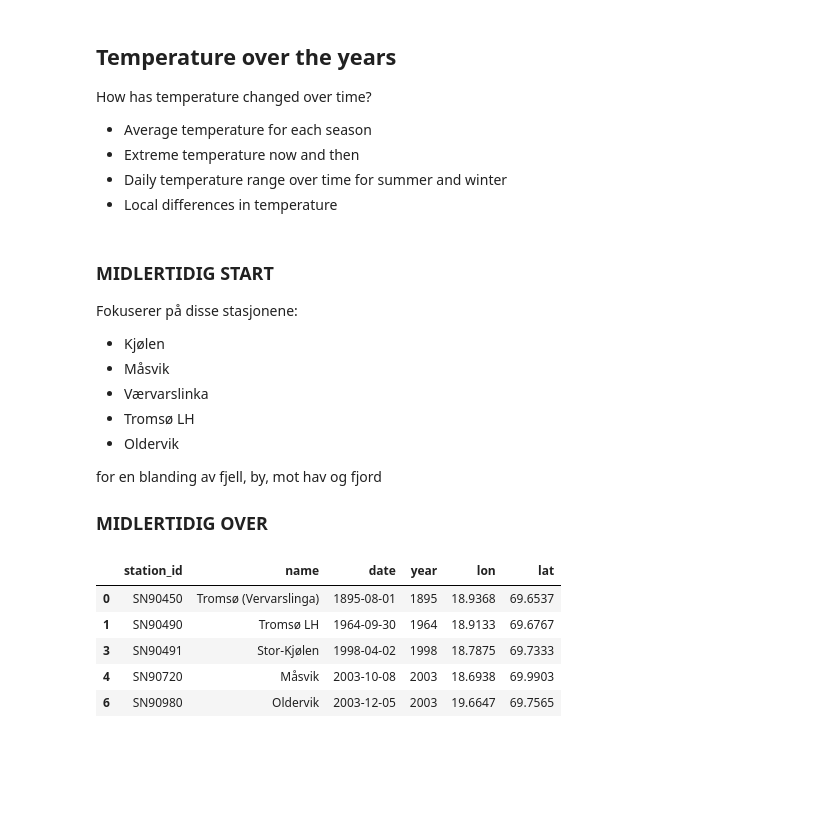
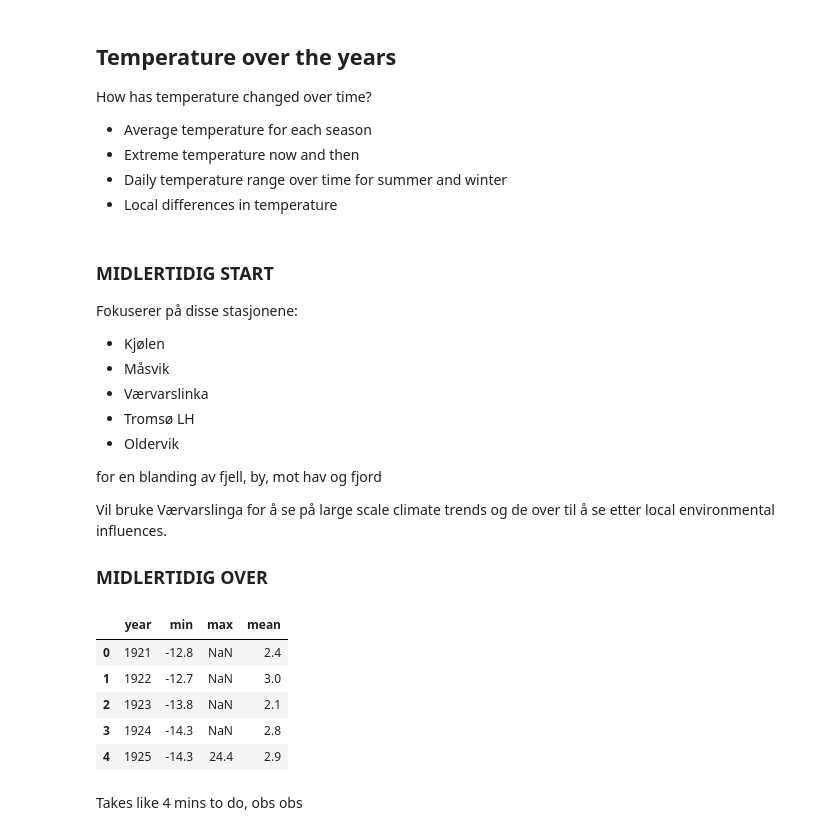
Before and after one commit to trhaugen/troms_weather, a Jupyter notebook: scripts/main_project.ipynb, the cells around one changed output. Saved outputs shown, nothing was run; the diff lists cells and outputs as text; code cells hidden in the pictures; blank space fills up the shorter version.

```diff
--- a/scripts/main_project.ipynb
+++ b/scripts/main_project.ipynb
@@ -110,14 +106,18 @@ Fokuserer på disse stasjonene:
 
 for en blanding av fjell, by, mot hav og fjord
 
+Vil bruke Værvarslinga for å se på large scale climate trends og de over til å se etter local environmental influences.
+
+
 ### MIDLERTIDIG OVER
-# %%
-chosen_stations = station_id.iloc[[0, 1, 3, 4, 6]]
-chosen_stations
-# %% [output]
-|  | station_id | name | date | year | lon | lat |
-| 0 | SN90450 | Tromsø (Vervarslinga) | 1895-08-01 | 1895 | 18.9368 | 69.6537 |
-| 1 | SN90490 | Tromsø LH | 1964-09-30 | 1964 | 18.9133 | 69.6767 |
-| 3 | SN90491 | Stor-Kjølen | 1998-04-02 | 1998 | 18.7875 | 69.7333 |
-| 4 | SN90720 | Måsvik | 2003-10-08 | 2003 | 18.6938 | 69.9903 |
-| 6 | SN90980 | Oldervik | 2003-12-05 | 2003 | 19.6647 | 69.7565 |
+# %%
+vervarslinga = rd.ReadingData('SN90450', client_id, client_secret)
+temperature_yearly = vervarslinga.get_temperature_yearly('1885','2024')
+temperature_yearly.head()
+# %% [output]
+|  | year | min | max | mean |
+| 0 | 1921 | -12.8 | NaN | 2.4 |
+| 1 | 1922 | -12.7 | NaN | 3.0 |
+| 2 | 1923 | -13.8 | NaN | 2.1 |
+| 3 | 1924 | -14.3 | NaN | 2.8 |
+| 4 | 1925 | -14.3 | 24.4 | 2.9 |
@@ -123,0 +155,2 @@ chosen_stations
+# %% [markdown]
+Takes like 4 mins to do, obs obs
```
Also changed, not shown: parts of 17 cells of this notebook, 3 other files.
